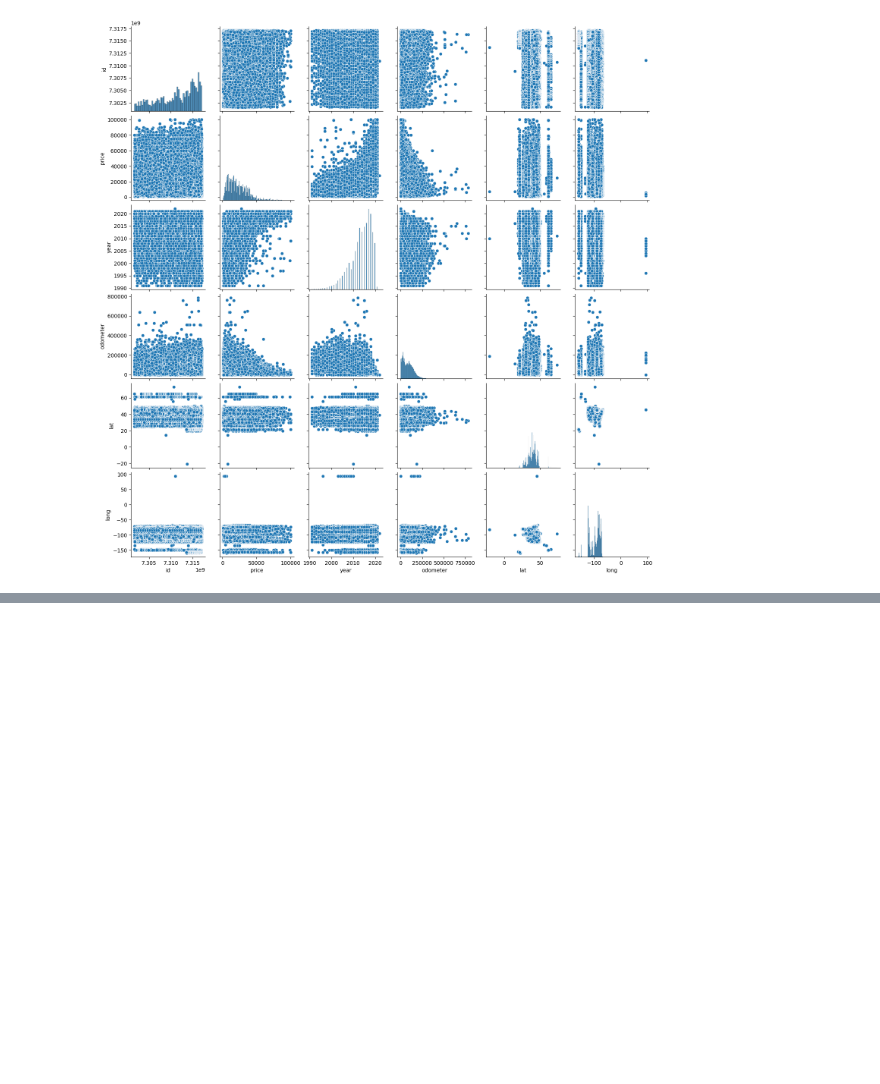
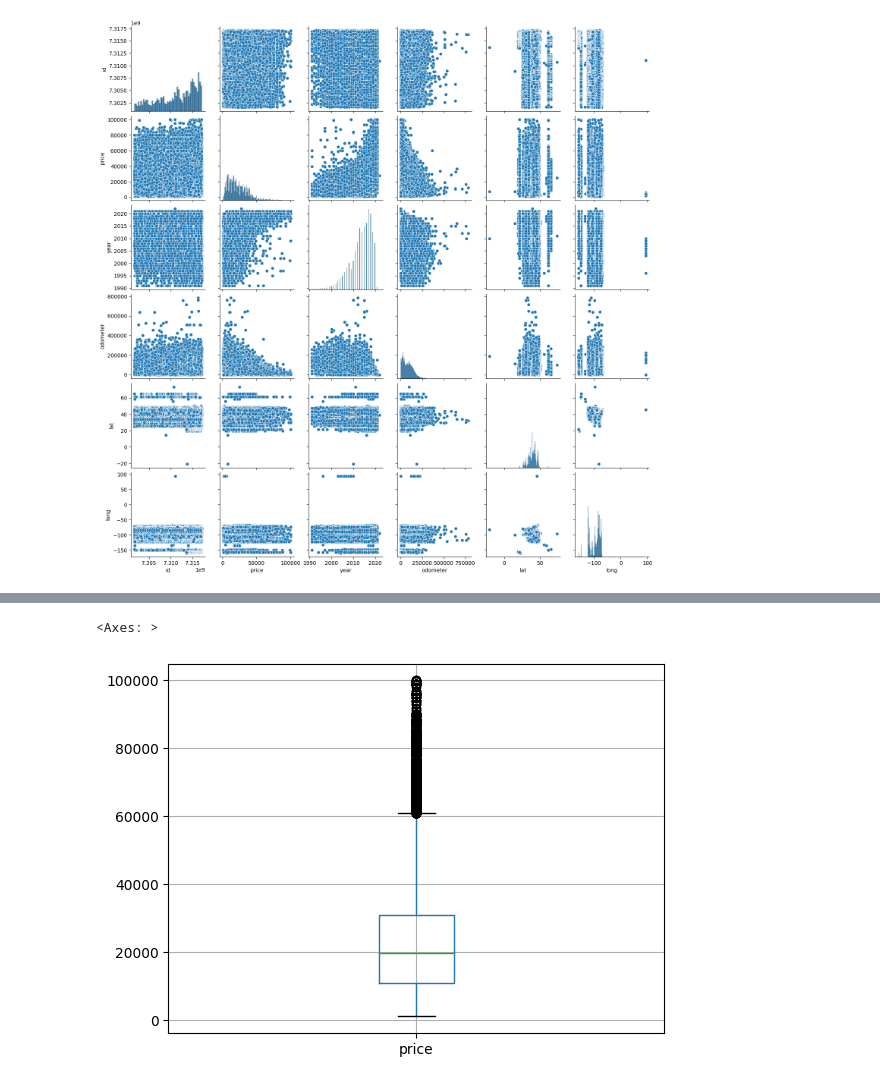
Before and after one commit to fpabi/Tareas, a Jupyter notebook: Tarea_12.ipynb, the cells around one changed output, grey strips where cells are left out. Saved outputs shown, nothing was run; the diff lists cells and outputs as text; code cells hidden in the pictures; blank space fills up the shorter version.

Commit message:
boxplot

```diff
--- a/Tarea_12.ipynb
+++ b/Tarea_12.ipynb
@@ -164,0 +182,5 @@ sns.pairplot(df_cleaned)
+# %%
+df_cleaned.boxplot('price')
+# %% [output]
+<Axes: >
+[figure, added]
```
Also changed, not shown: parts of 1 cell of this notebook.
